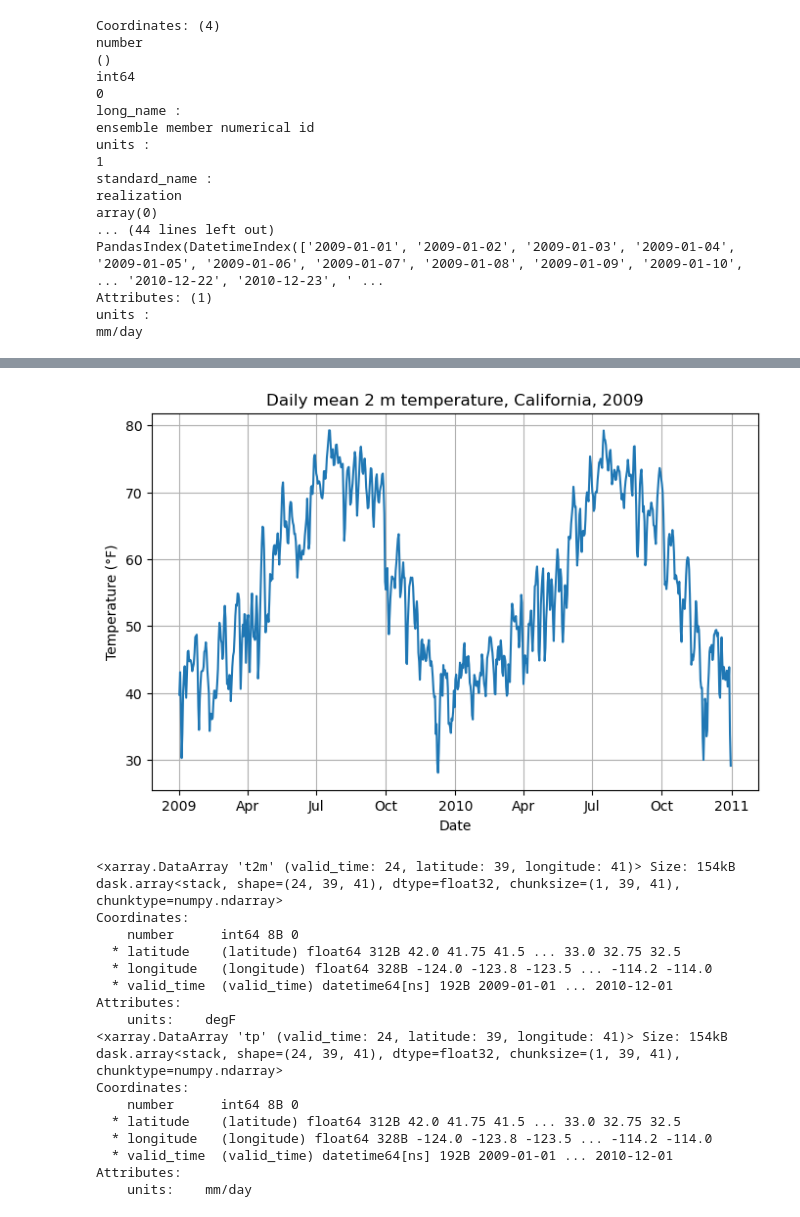
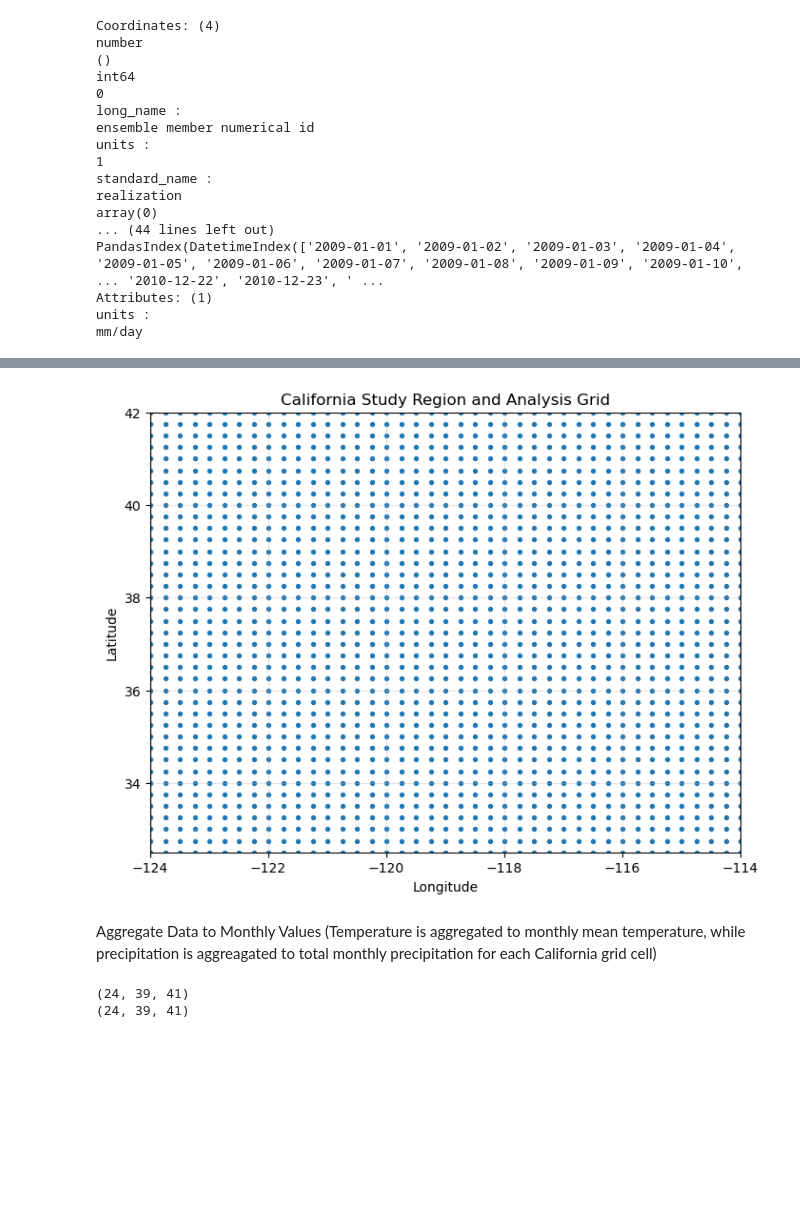
Before and after one commit to Andres-Flores04/290A, a Jupyter notebook: Project1/Project1.ipynb, the cells around one changed output, grey strips where cells are left out. Drawn from its saved outputs; the diff is of its cells as text; code cells hidden in the pictures; blank space fills up the shorter version.

```diff
--- a/Project1/Project1.ipynb
+++ b/Project1/Project1.ipynb
@@ -271,38 +231,43 @@ plt.show()
-# %%
-tempd_cali = Temp_F.sel(latitude=slice(42,32.5), longitude=slice(-124,-114))
-tempd_cali_mean = tempd_cali.mean(dim=["latitude","longitude"])
-
-tempd_cali_mean.plot()
-plt.title("Daily mean 2 m temperature, California, 2009")
-plt.xlabel("Date")
-plt.ylabel("Temperature (°F)")
-plt.grid(True)
-plt.show()
-# %% [output]
-[figure, removed]
+# %%
+# Plot the study region and analysis grid
+
+lon, lat = np.meshgrid(
+    precipd_cali.longitude.values,
+    precipd_cali.latitude.values
+)
+
+plt.figure(figsize=(8, 6))
+
+plt.scatter(
+    lon,
+    lat,
+    s=8
+)
+
+plt.xlabel("Longitude")
+plt.ylabel("Latitude")
+plt.title("California Study Region and Analysis Grid")
+
+plt.xlim(-124, -114)
+plt.ylim(32.5, 42)
+
+plt.grid(alpha=0.3)
+
+plt.show()
+# %% [output]
+[figure, added]
+# %% [markdown]
+Aggregate Data to Monthly Values
+(Temperature is aggregated to monthly mean temperature, while precipitation is aggreagated to total monthly precipitation for each California grid cell)
 # %%
-# Create monthly averages for both temperature and precipitation
+# Aggregate daily data to monthly values
 Temp_monthly =tempd_cali.resample(valid_time = "1MS").mean()
 Precip_monthly = precipd_cali.resample(valid_time = "1MS").sum()
 
-print(Temp_monthly)
-print(Precip_monthly)
+Temp_monthly= Temp_monthly.compute()
+Precip_monthly = Precip_monthly.compute()
+print(Temp_monthly.shape)
+print(Precip_monthly.shape)
 # %% [output]
-<xarray.DataArray 't2m' (valid_time: 24, latitude: 39, longitude: 41)> Size: 154kB
-dask.array<stack, shape=(24, 39, 41), dtype=float32, chunksize=(1, 39, 41), chunktype=numpy.ndarray>
-Coordinates:
-    number      int64 8B 0
-  * latitude    (latitude) float64 312B 42.0 41.75 41.5 ... 33.0 32.75 32.5
-  * longitude   (longitude) float64 328B -124.0 -123.8 -123.5 ... -114.2 -114.0
-  * valid_time  (valid_time) datetime64[ns] 192B 2009-01-01 ... 2010-12-01
-Attributes:
-    units:    degF
-<xarray.DataArray 'tp' (valid_time: 24, latitude: 39, longitude: 41)> Size: 154kB
-dask.array<stack, shape=(24, 39, 41), dtype=float32, chunksize=(1, 39, 41), chunktype=numpy.ndarray>
-Coordinates:
-    number      int64 8B 0
-  * latitude    (latitude) float64 312B 42.0 41.75 41.5 ... 33.0 32.75 32.5
-  * longitude   (longitude) float64 328B -124.0 -123.8 -123.5 ... -114.2 -114.0
-  * valid_time  (valid_time) datetime64[ns] 192B 2009-01-01 ... 2010-12-01
-Attributes:
-    units:    mm/day
+(24, 39, 41)
+(24, 39, 41)
```
Also changed, not shown: parts of 63 cells of this notebook, 2 other files.
